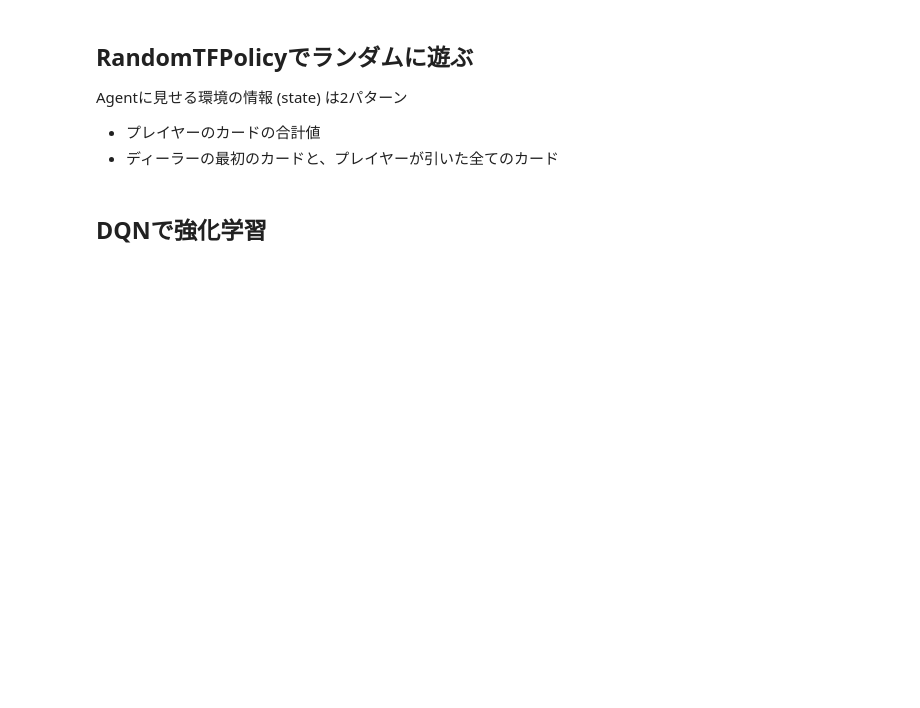
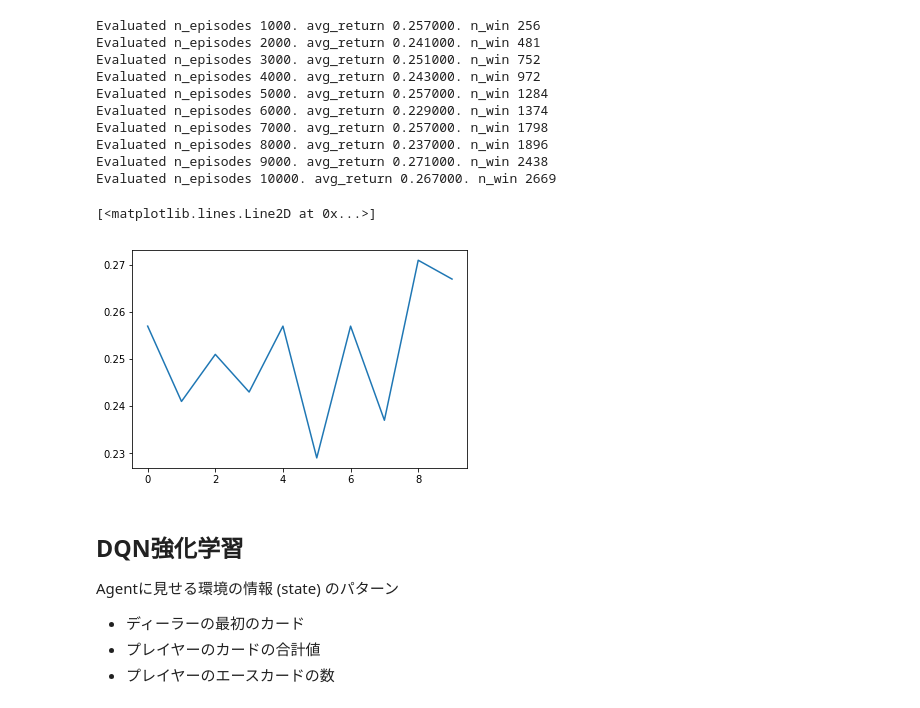
Before and after one commit to vochicong/ai-memo, a Jupyter notebook: notebook/tf_agent_blackjack.ipynb, the cells around one changed output. Cells and saved outputs as stored; diff of their text form; code cells hidden in the pictures; blank space fills up the shorter version.

```diff
--- a/notebook/tf_agent_blackjack.ipynb
+++ b/notebook/tf_agent_blackjack.ipynb
@@ -198,0 +380,38 @@ mean_score1
+# %%
+class PolicyEvaluator:
+    def __init__(self,
+        eval_env,
+        n_eval_episodes
+    ):
+        self.eval_env = eval_env
+        avg_return = tf_metrics.AverageReturnMetric(buffer_size=n_eval_episodes)
+        n_episodes = tf_metrics.NumberOfEpisodes()
+        self.observers = [avg_return, n_episodes, ]
+        self.n_eval_episodes = n_eval_episodes
+
+    def evaluate_policy(self, policy):
+        driver = dynamic_episode_driver.DynamicEpisodeDriver(
+            self.eval_env, policy, self.observers, self.n_eval_episodes)
+        driver.run()
+        avg_return, n_episodes = self.observers
+        avg_return = avg_return.result().numpy()
+        n_episodes = n_episodes.result().numpy()
+        n_win = int(n_episodes * avg_return)
+        print(f'Evaluated n_episodes {n_episodes: >3}. avg_return {avg_return:f}. n_win {n_win}')
+        return avg_return
+
+def repeat_evaluate_random_policy(n_iterations, n_episodes):
+    env = BlackJackEnv.tf_env()
+    policy = random_tf_policy.RandomTFPolicy(
+        action_spec=env.action_spec(),
+        time_step_spec=env.time_step_spec(),)
+    evaluator = PolicyEvaluator(env, n_episodes)
+    gains = []
+    for step in range(1, 1+n_iterations//n_episodes):
+        avg_return = evaluator.evaluate_policy(policy)
+        gains.append(avg_return)
+    return gains
+
+DEBUG = False
+gains = repeat_evaluate_random_policy(40, 1)
+plt.plot(np.multiply(gains, range(1, 41, 1)))
@@ -199,6 +469,23 @@ mean_score1
+# %%
+gains = repeat_evaluate_random_policy(10_000, 1000)
+plt.plot(gains)
+# %% [output]
+Evaluated n_episodes 1000. avg_return 0.257000. n_win 256
+Evaluated n_episodes 2000. avg_return 0.241000. n_win 481
+Evaluated n_episodes 3000. avg_return 0.251000. n_win 752
+Evaluated n_episodes 4000. avg_return 0.243000. n_win 972
+Evaluated n_episodes 5000. avg_return 0.257000. n_win 1284
+Evaluated n_episodes 6000. avg_return 0.229000. n_win 1374
+Evaluated n_episodes 7000. avg_return 0.257000. n_win 1798
+Evaluated n_episodes 8000. avg_return 0.237000. n_win 1896
+Evaluated n_episodes 9000. avg_return 0.271000. n_win 2438
+Evaluated n_episodes 10000. avg_return 0.267000. n_win 2669
+[<matplotlib.lines.Line2D at 0x...>]
+[figure, added]
 # %% [markdown]
- ## RandomTFPolicyでランダムに遊ぶ
+ ## DQN強化学習
 
- Agentに見せる環境の情報 (state) は2パターン
- - プレイヤーのカードの合計値
- - ディーラーの最初のカードと、プレイヤーが引いた全てのカード
+Agentに見せる環境の情報 (state) のパターン
+- ディーラーの最初のカード
+- プレイヤーのカードの合計値
+- プレイヤーのエースカードの数
@@ -243,3 +492 @@ plt.plot(avg_returns)
-# %% [markdown]
- ## DQNで強化学習
 # %%
```
Also changed, not shown: parts of 27 cells of this notebook, 1 other file.
